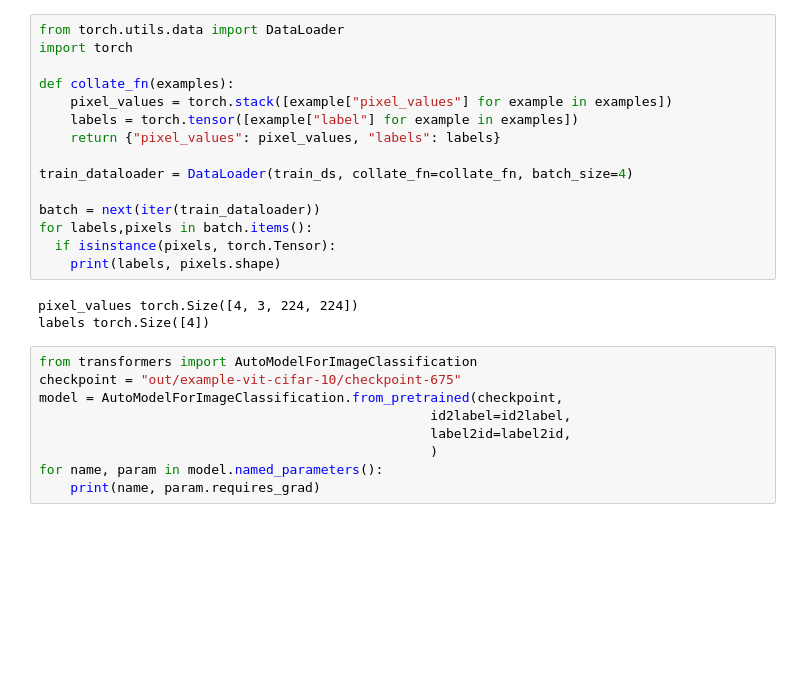
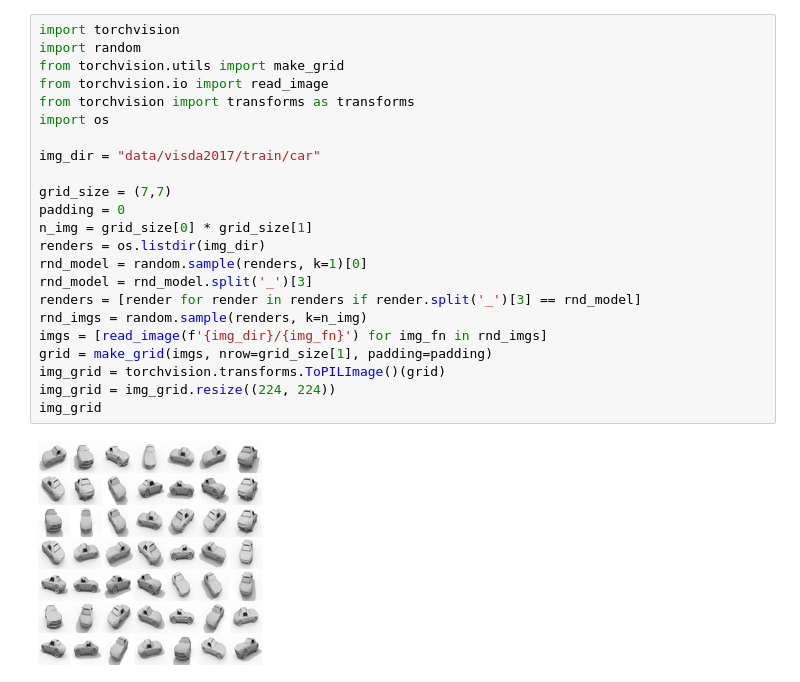
Before and after one commit to dennisritter/synthnet-transfer-learning, a Jupyter notebook: _notebook.ipynb, the cells around one changed output. Cells and saved outputs as stored; diff of their text form; blank space fills up the shorter version.

```diff
--- a/_notebook.ipynb
+++ b/_notebook.ipynb
@@ -68,27 +1,25 @@ test_ds.set_transform(val_transforms)
-# %%
-from torch.utils.data import DataLoader
-import torch
-
-def collate_fn(examples):
-    pixel_values = torch.stack([example["pixel_values"] for example in examples])
-    labels = torch.tensor([example["label"] for example in examples])
-    return {"pixel_values": pixel_values, "labels": labels}
-
-train_dataloader = DataLoader(train_ds, collate_fn=collate_fn, batch_size=4)
-
-batch = next(iter(train_dataloader))
-for labels,pixels in batch.items():
-  if isinstance(pixels, torch.Tensor):
-    print(labels, pixels.shape)
-# %% [output]
-pixel_values torch.Size([4, 3, 224, 224])
-labels torch.Size([4])
-# %%
-from transformers import AutoModelForImageClassification
-checkpoint = "out/example-vit-cifar-10/checkpoint-675"
-model = AutoModelForImageClassification.from_pretrained(checkpoint,
-                                                  id2label=id2label,
-                                                  label2id=label2id,
-                                                  )
-for name, param in model.named_parameters():
-    print(name, param.requires_grad)
+# %%
+import torchvision
+import random
+from torchvision.utils import make_grid
+from torchvision.io import read_image
+from torchvision import transforms as transforms
+import os
+
+img_dir = "data/visda2017/train/car"
+
+grid_size = (7,7)
+padding = 0
+n_img = grid_size[0] * grid_size[1]
+renders = os.listdir(img_dir)
+rnd_model = random.sample(renders, k=1)[0]
+rnd_model = rnd_model.split('_')[3]
+renders = [render for render in renders if render.split('_')[3] == rnd_model]
+rnd_imgs = random.sample(renders, k=n_img)
+imgs = [read_image(f'{img_dir}/{img_fn}') for img_fn in rnd_imgs]
+grid = make_grid(imgs, nrow=grid_size[1], padding=padding)
+img_grid = torchvision.transforms.ToPILImage()(grid)
+img_grid = img_grid.resize((224, 224))
+img_grid
+# %% [output]
+[figure, added]
```
Also changed, not shown: parts of 3 cells of this notebook.
